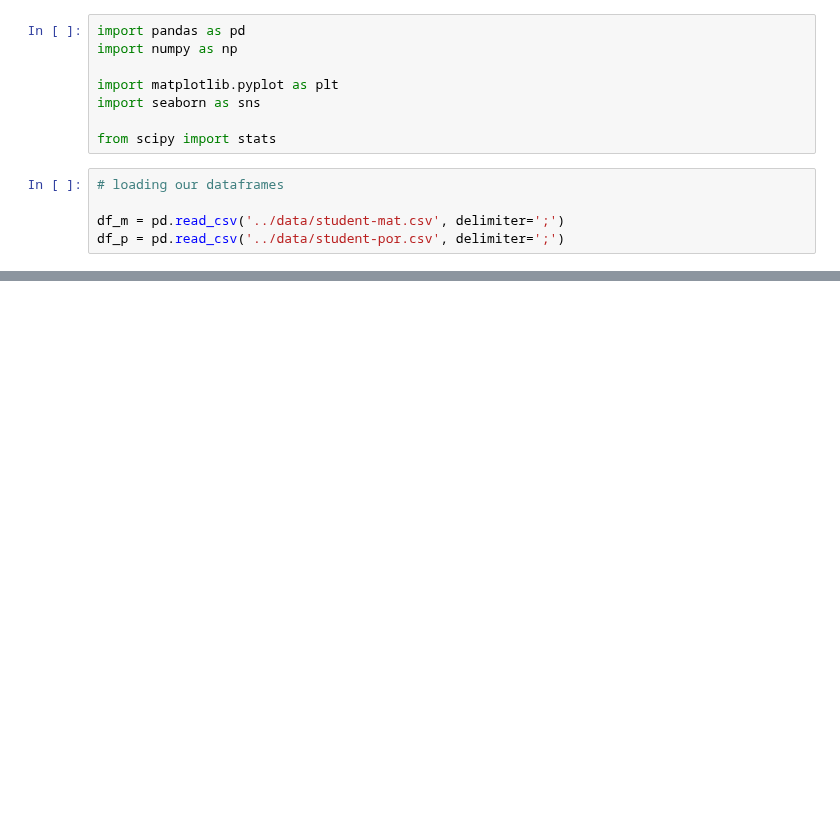
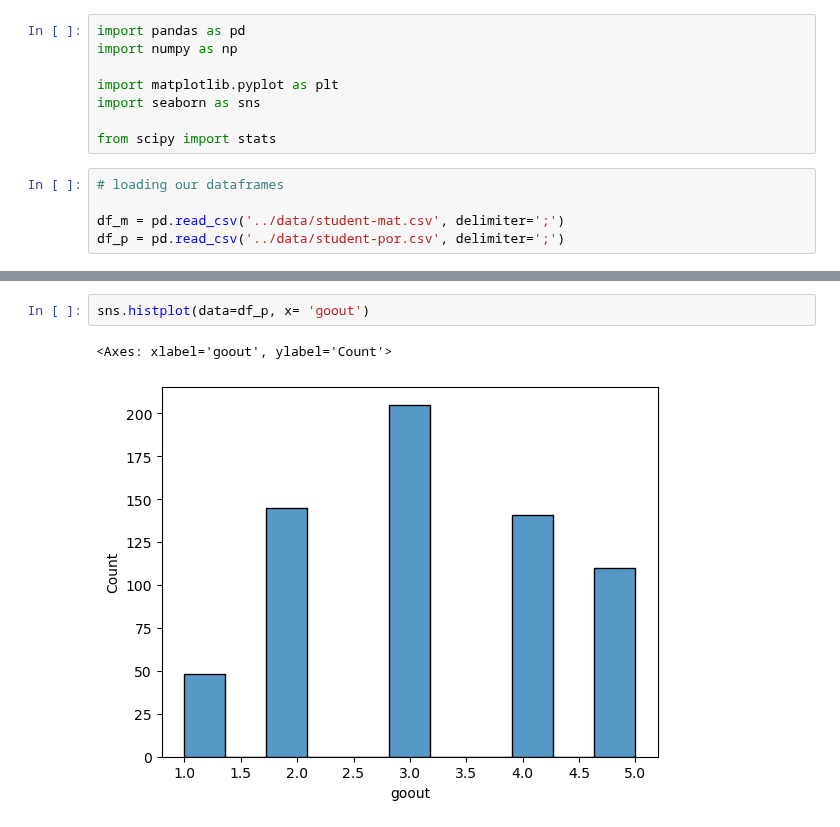
Before and after one commit to cshields164/end-of-phase1-project, a Jupyter notebook: code/01explore.ipynb, the cells around one changed output, grey strips where cells are left out. Cells and saved outputs as stored; diff of their text form; blank space fills up the shorter version.

```diff
--- a/code/01explore.ipynb
+++ b/code/01explore.ipynb
@@ -25,0 +51,5 @@ df_m.describe()
+# %%
+sns.histplot(data=df_p, x= 'goout')
+# %% [output]
+<Axes: xlabel='goout', ylabel='Count'>
+[figure, added]
```
Also changed, not shown: parts of 17 cells of this notebook.
